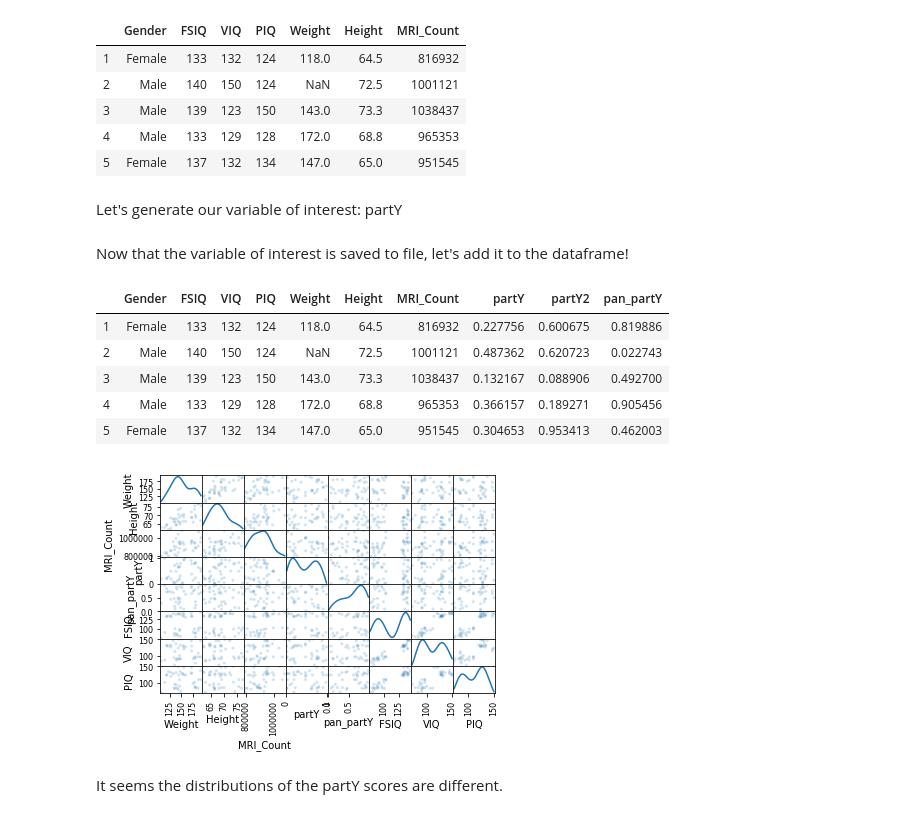
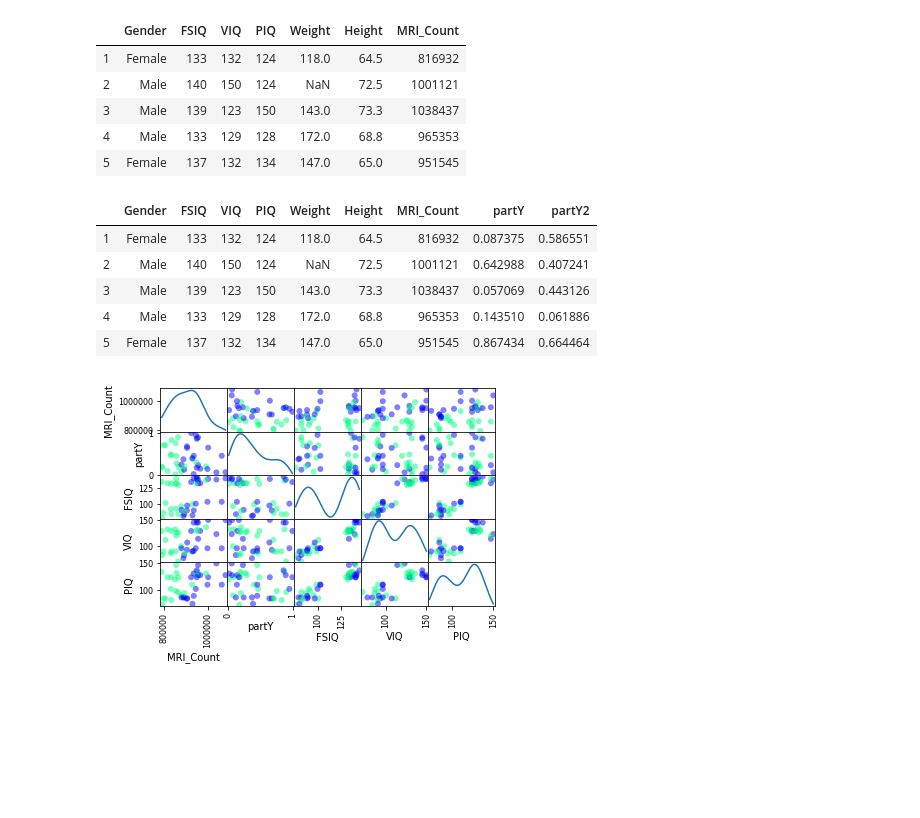
Before and after one commit to johnaldmcfist/Ducharme-D-QLSC612, a Jupyter notebook: practical/myanalysis.ipynb, the cells around one changed output. Saved outputs shown, nothing was run; the diff lists cells and outputs as text; code cells hidden in the pictures; blank space fills up the shorter version.

```diff
--- a/practical/myanalysis.ipynb
+++ b/practical/myanalysis.ipynb
@@ -19,8 +22,6 @@ data.head()
 | 3 | Male | 139 | 123 | 150 | 143.0 | 73.3 | 1038437 |
 | 4 | Male | 133 | 129 | 128 | 172.0 | 68.8 | 965353 |
 | 5 | Female | 137 | 132 | 134 | 147.0 | 65.0 | 951545 |
-# %% [markdown]
-Let's generate our variable of interest: partY
 # %%
 # This cell is commented out so it isn't run with the rest. This cell generated the partY, partY2 and per_partY datasets.
 
@@ -49,10 +44,7 @@ Let's generate our variable of interest: partY
-# %% [markdown]
-Now that the variable of interest is saved to file, let's add it to the dataframe!
 # %%
 # Read variables from file, clean up and add to df.
 partY = []
 partY2 = []
-pan_partY = []
 
 with open('data/partY.txt', 'r') as fhandle:
     for line in fhandle:
@@ -70,31 +62,27 @@ with open('data/partY2.txt', 'r') as fhandle:
 partY2 = np.asarray(partY2, dtype = float, order = None)
 data['partY2'] = partY2
 
-with open('data/pan_partY.txt', 'r') as fhandle:
-    for line in fhandle:
-        line = line.replace("]\n", "") # Remove superfluous characters
-        line = line.replace("[", "")
-        pan_partY.append(line)
-pan_partY = np.asarray(pan_partY, dtype = float, order = None)
-data['pan_partY'] = pan_partY
-
 # Make sure Gender is categorical.
 data['Gender'].astype('category')
 
 data_desc = data.describe() # For easy VS Code checking
 data.head()
 # %% [output]
-|  | Gender | FSIQ | VIQ | PIQ | Weight | Height | MRI_Count | partY | partY2 | pan_partY |
-| 1 | Female | 133 | 132 | 124 | 118.0 | 64.5 | 816932 | 0.227756 | 0.600675 | 0.819886 |
-| 2 | Male | 140 | 150 | 124 | NaN | 72.5 | 1001121 | 0.487362 | 0.620723 | 0.022743 |
-| 3 | Male | 139 | 123 | 150 | 143.0 | 73.3 | 1038437 | 0.132167 | 0.088906 | 0.492700 |
-| 4 | Male | 133 | 129 | 128 | 172.0 | 68.8 | 965353 | 0.366157 | 0.189271 | 0.905456 |
-| 5 | Female | 137 | 132 | 134 | 147.0 | 65.0 | 951545 | 0.304653 | 0.953413 | 0.462003 |
+|  | Gender | FSIQ | VIQ | PIQ | Weight | Height | MRI_Count | partY | partY2 |
+| 1 | Female | 133 | 132 | 124 | 118.0 | 64.5 | 816932 | 0.087375 | 0.586551 |
+| 2 | Male | 140 | 150 | 124 | NaN | 72.5 | 1001121 | 0.642988 | 0.407241 |
+| 3 | Male | 139 | 123 | 150 | 143.0 | 73.3 | 1038437 | 0.057069 | 0.443126 |
+| 4 | Male | 133 | 129 | 128 | 172.0 | 68.8 | 965353 | 0.143510 | 0.061886 |
+| 5 | Female | 137 | 132 | 134 | 147.0 | 65.0 | 951545 | 0.867434 | 0.664464 |
 # %%
 # Check out the data
 from pandas import plotting as pdplt
-pdplt.scatter_matrix(data[['Weight', 'Height', 'MRI_Count', 'partY', 'pan_partY', 'FSIQ', 'VIQ', 'PIQ']], alpha=0.2, diagonal='kde');
+
+pdplt.scatter_matrix(data[['MRI_Count', 'partY', 'FSIQ', 'VIQ', 'PIQ']],
+                     alpha=0.5,
+                     diagonal='kde',
+                     c=(data['Gender'] == 'Female'),
+                     marker='o',
+                     cmap='winter');
 # %% [output]
-[figure, old version]
+[figure, new version]
-# %% [markdown]
-It seems the distributions of the partY scores are different.
```
Also changed, not shown: parts of 11 cells of this notebook.
